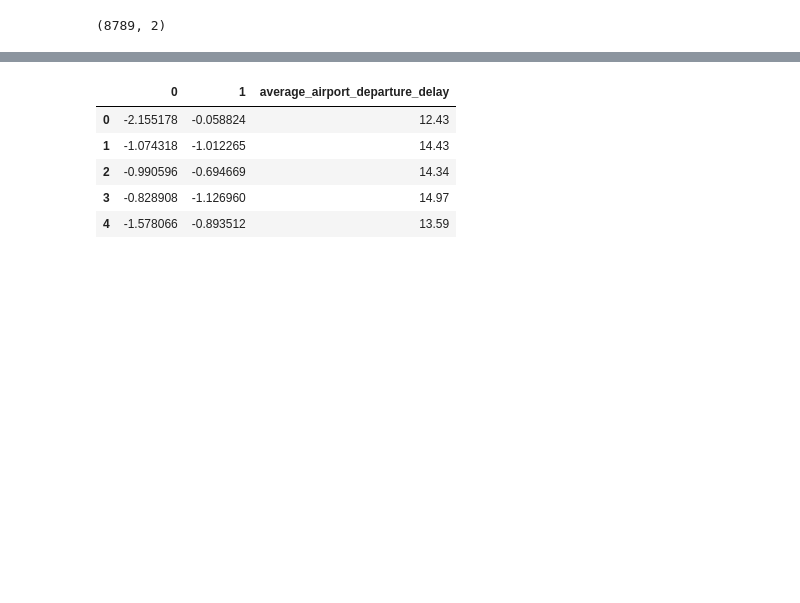
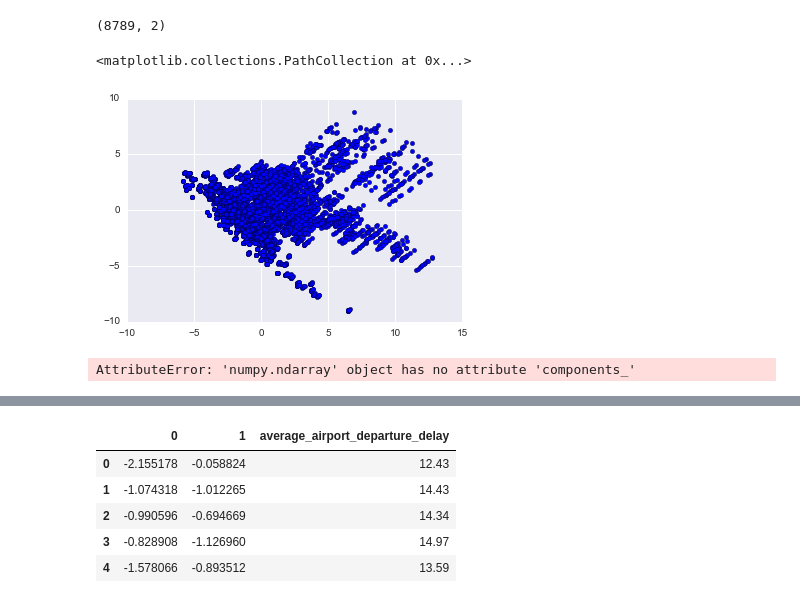
Before and after one commit to MLTaylor880/week03, a Jupyter notebook: project-07/starter-code/project7-starter.ipynb, the cells around one changed output, grey strips where cells are left out. Saved outputs shown, nothing was run; the diff lists cells and outputs as text; code cells hidden in the pictures; blank space fills up the shorter version.

```diff
--- a/project-07/starter-code/project7-starter.ipynb
+++ b/project-07/starter-code/project7-starter.ipynb
@@ -752,3 +752,12 @@ corr
 pca_x.shape
 # %% [output]
 (8789, 2)
+# %%
+plt.scatter(pca_x[:,0], pca_x[:,1])
+# %% [output]
+<matplotlib.collections.PathCollection at 0x...>
+[figure, added]
+# %%
+pca_x.components_
+# %% [output]
+AttributeError: 'numpy.ndarray' object has no attribute 'components_'
```
Also changed, not shown: parts of 1 cell of this notebook.
